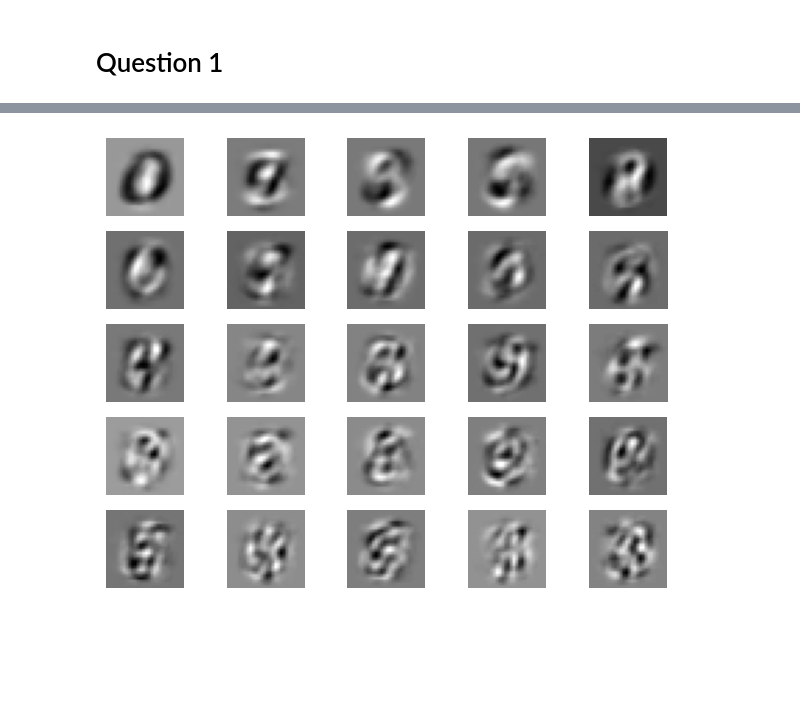
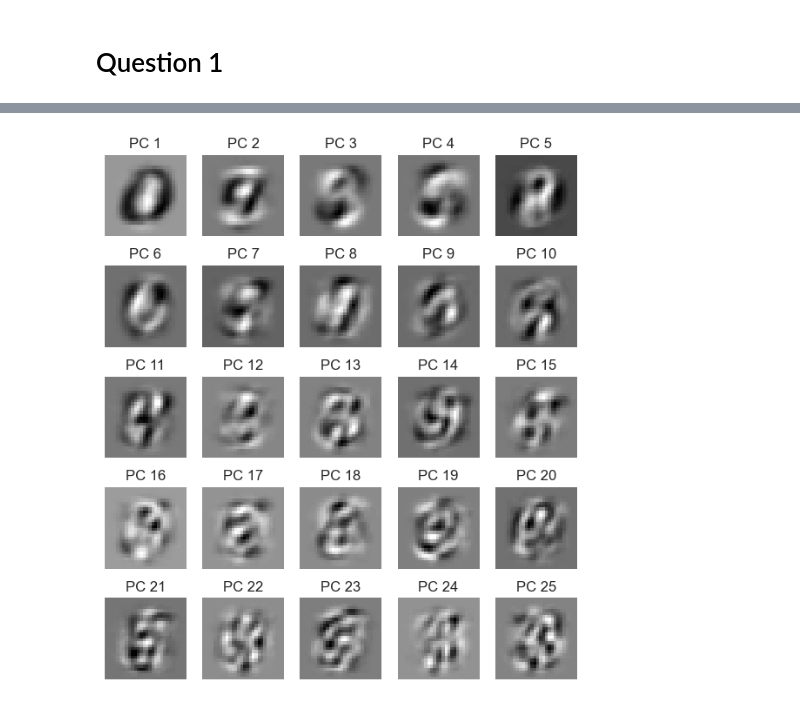
Before and after one commit to seg-fault123/ml, a Jupyter notebook: assignment3/working.ipynb, the cells around one changed output, grey strips where cells are left out. Cells and saved outputs as stored; diff of their text form; code cells hidden in the pictures; blank space fills up the shorter version.

```diff
--- a/assignment3/working.ipynb
+++ b/assignment3/working.ipynb
@@ -2,6 +2,10 @@
 import numpy as np
 import pandas as pd
 import matplotlib.pyplot as plt
+import matplotlib.colors as colors
+import seaborn as sns
+sns.set_theme()
+
 
 from sklearn.datasets import fetch_openml
 # %% [markdown]
@@ -26,12 +30,13 @@ def load_data(random_state=None):
             labels=np.concatenate((labels, y_sampled))
     return data, labels
 
-def plot_images(data, nrows=3, ncols=3):
+def plot_images(data, nrows=3, ncols=3, title=''):
     fig, axes=plt.subplots(nrows,ncols)
     for i in range(nrows):
         for j in range(ncols):
             axes[i, j].imshow(data[i*ncols+j, :].reshape((28, 28)), cmap='gray')
             axes[i, j].axis('off')
-    plt.tight_layout()
+            axes[i, j].set_title('%s %d'%(title, i*ncols+j+1))
+    # plt.tight_layout()
 # %%
 X, y=load_data(0)
@@ -41,10 +47,9 @@ plot_images(X, 5,5)
 # %%
 class PCA:
-    def __init__(self, n_pcs=None):
+    def __init__(self):
         self.means=None
         self.evalues=None
         self.evectors=None
-        self.n_pcs=n_pcs
 
     def calc_cov_mat(self, X):
         X_centered=X-self.means
@@ -61,16 +66,21 @@ class PCA:
         self.means=X.mean(axis=0)
         self.evalues, self.evectors=self.eigen_decompose(self.calc_cov_mat(X))
 
-    def transform(self, X):
+    def transform(self, X, use_pcs=None):
         X_centered=X-self.means
-        return X_centered @ self.evectors[:, :self.n_pcs]
+        if use_pcs is None:
+            use_pcs=self.evectors.shape[1]
+        return X_centered @ self.evectors[:, :use_pcs]
 
-    def reconstruct(self, X):
-        return (X @ self.evectors[:, :self.n_pcs].T) + self.means
+    def reconstruct(self, X, use_pcs=None):
+        if use_pcs is None:
+            use_pcs=self.evectors.shape[1]
+        return (X @ self.evectors[:, :use_pcs].T) + self.means
 # %%
-pca=PCA(n_pcs=130)
+pca=PCA()
 pca.fit(X)
 # %%
-plot_images(pca.evectors.T, 5, 5)
+plot_images(pca.evectors.T, 5, 5, 'PC')
+plt.gcf().set_size_inches(7, 8)
 # %% [output]
-[figure, old version]
+[figure, new version]
```
Also changed, not shown: parts of 14 cells of this notebook.
